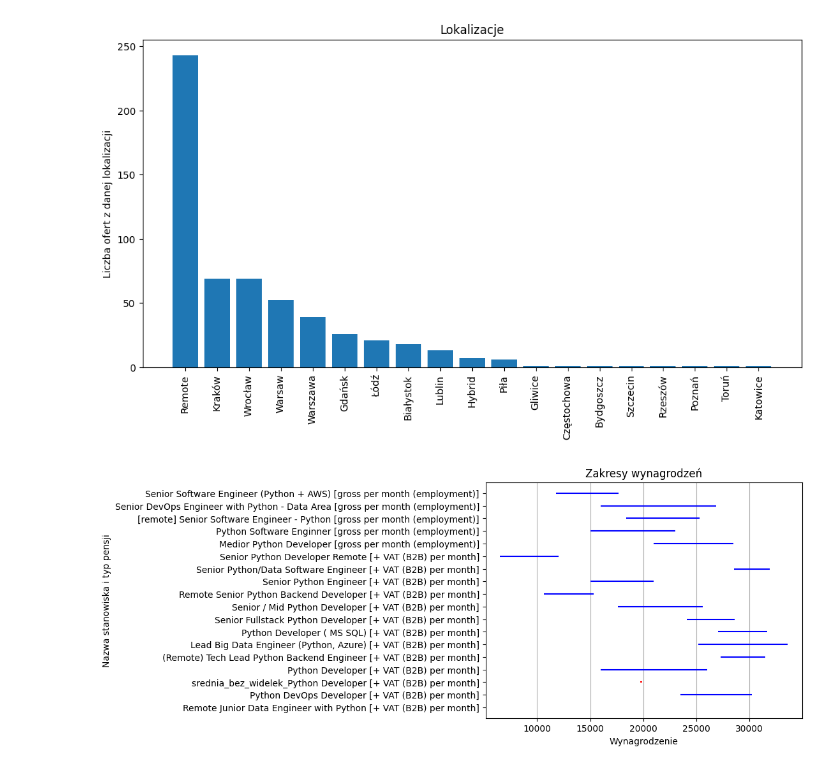
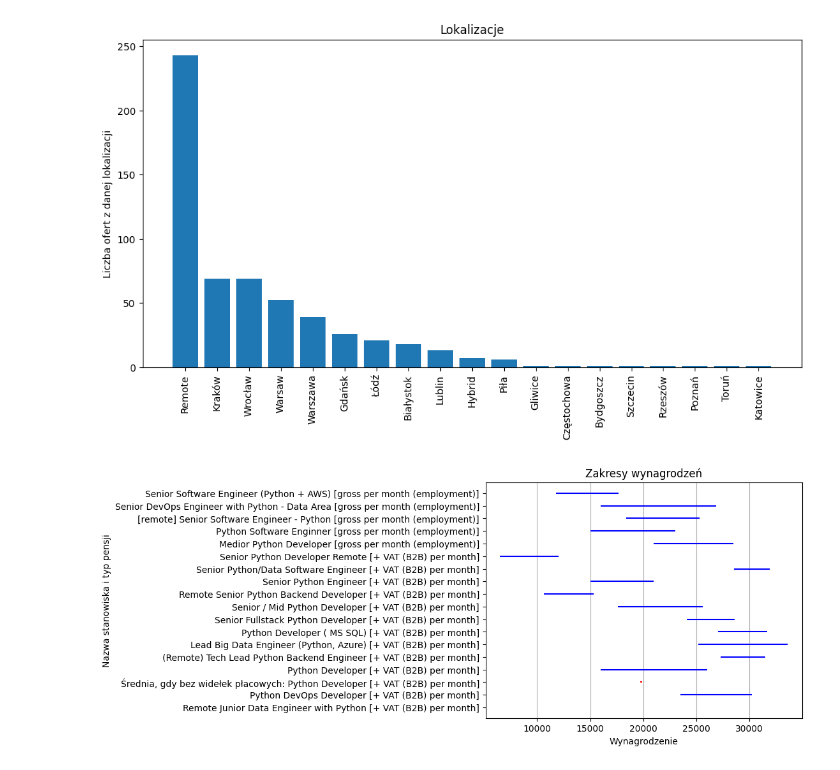
Before and after one commit to JakBiel/Job_scraper, a Jupyter notebook: lab2/JupyterNotebookFolder/jpdata/JupiterFileKuba.ipynb, the cells around one changed output. Saved outputs shown, nothing was run; the diff lists cells and outputs as text; code cells hidden in the pictures.

```diff
--- a/lab2/JupyterNotebookFolder/jpdata/JupiterFileKuba.ipynb
+++ b/lab2/JupyterNotebookFolder/jpdata/JupiterFileKuba.ipynb
@@ -289,34 +288,34 @@ def average_salary(df):
         else:
             position2 = 1
 
         return (position1, position2)
 
     # Posortuj klucze słownika keys używając zdefiniowanej funkcji klucza
     sorted_keys = sorted(keys, key=sorting_key)
 
     # Posortuj klucze słownika keys używając zdefiniowanej funkcji klucza
     keys = sorted(keys, key=sorting_key)
 
     i = 0
     while i < len(keys):
         if "srednia_bez_widelek" in keys[i]:
-            label = keys[i]#.replace("srednia_bez_widelek_", "")
+            label = keys[i].replace("srednia_bez_widelek_", "Średnia, gdy bez widełek płacowych: ")
             plt.hlines(label, values_lower[i] - 90, values_lower[i] + 90, colors='red', linestyles='solid')
             i += 1
         else:
             label = keys[i]
             plt.hlines(label, values_lower[i], values_upper[i], colors='blue', linestyles='solid')
             i += 1
 
     plt.xlabel('Wynagrodzenie')
     plt.ylabel('Nazwa stanowiska i typ pensji')
     plt.title('Zakresy wynagrodzeń')
     plt.grid(axis='x')
     plt.show()
 
 # Test funkcji
 average_salary(df)
 # %% [output]
-[figure, old version]
+[figure, new version]
 # %%
 analyze_column(df, 'salary_type')
```
Also changed, not shown: parts of 16 cells of this notebook.
